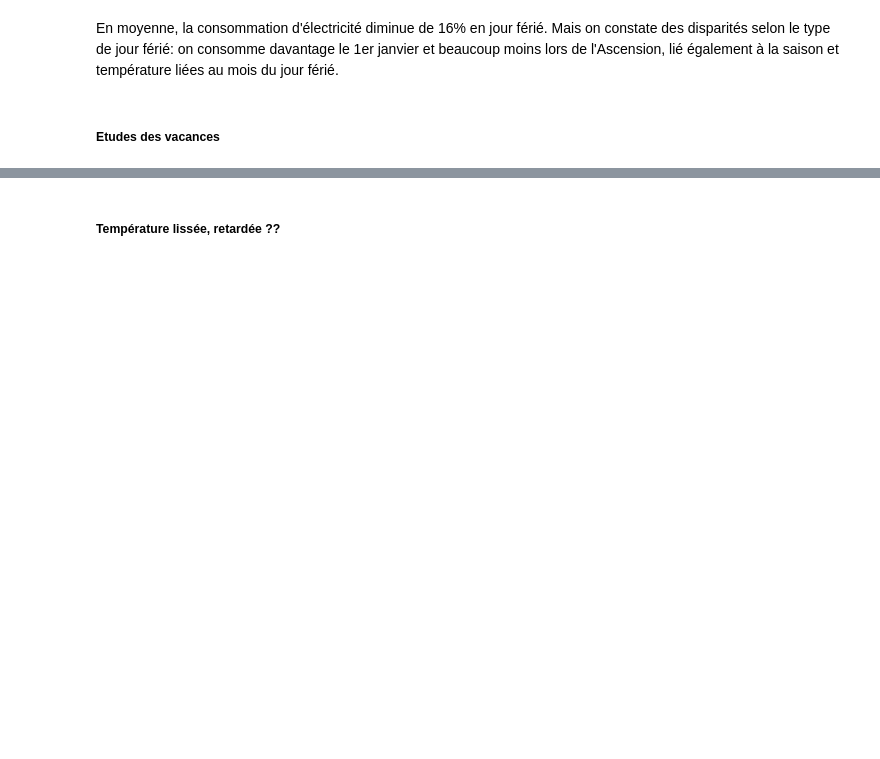
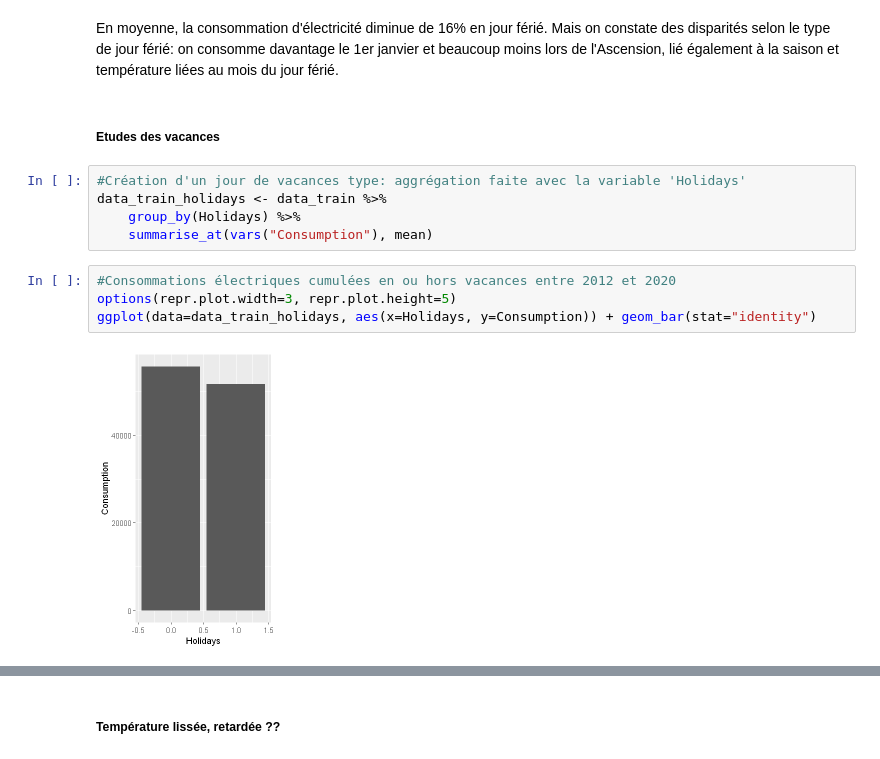
Before and after one commit to PaulineMendras/Seminaire-Modelisation-Stat, a Jupyter notebook: Notebook.ipynb, the cells around one changed output, grey strips where cells are left out. Cells and saved outputs as stored; diff of their text form; blank space fills up the shorter version.

```diff
--- a/Notebook.ipynb
+++ b/Notebook.ipynb
@@ -523,3 +540,14 @@ data_train_ferie$growth <- with(data_train_ferie, ave(Consumption,
 En moyenne, la consommation d'électricité diminue de 16% en jour férié. Mais on constate des disparités selon le type de jour férié: on consomme davantage le 1er janvier et beaucoup moins lors de l'Ascension, lié également à la saison et température liées au mois du jour férié.
 # %% [markdown]
 ##### Etudes des vacances
+# %%
+#Création d'un jour de vacances type: aggrégation faite avec la variable 'Holidays'
+data_train_holidays <- data_train %>%
+    group_by(Holidays) %>%
+    summarise_at(vars("Consumption"), mean)
+# %%
+#Consommations électriques cumulées en ou hors vacances entre 2012 et 2020
+options(repr.plot.width=3, repr.plot.height=5)
+ggplot(data=data_train_holidays, aes(x=Holidays, y=Consumption)) + geom_bar(stat="identity")
+# %% [output]
+[figure, added]
```
Also changed, not shown: parts of 100 cells of this notebook.
